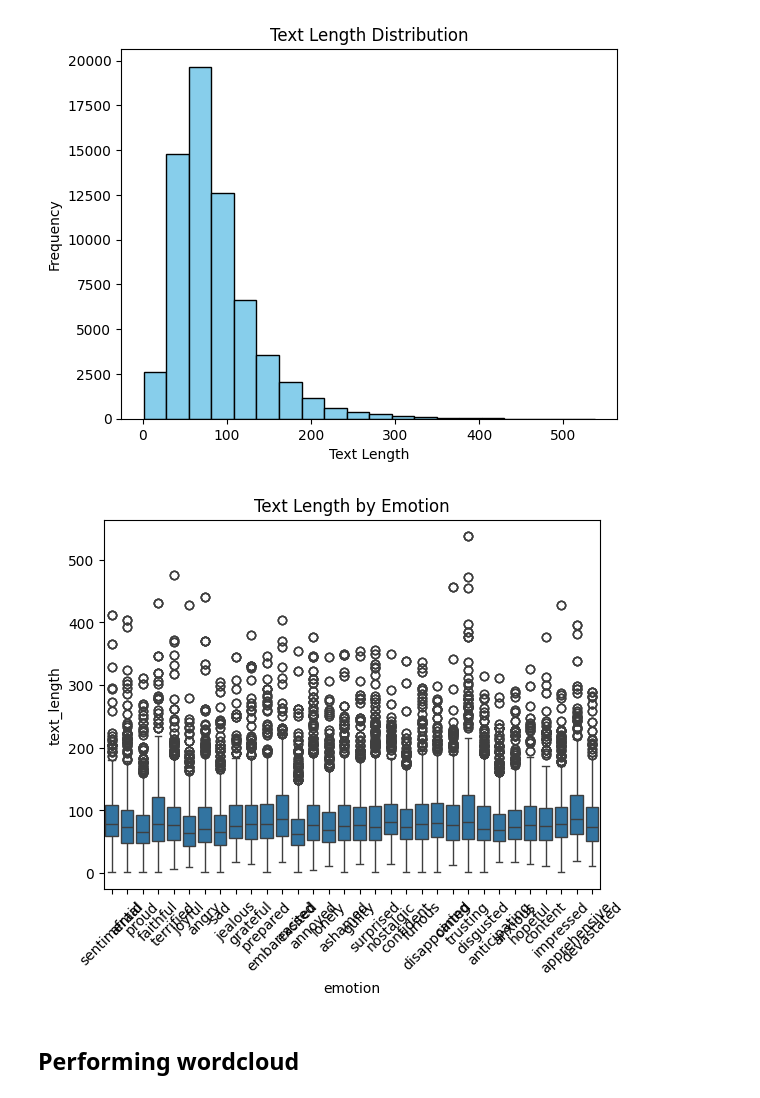
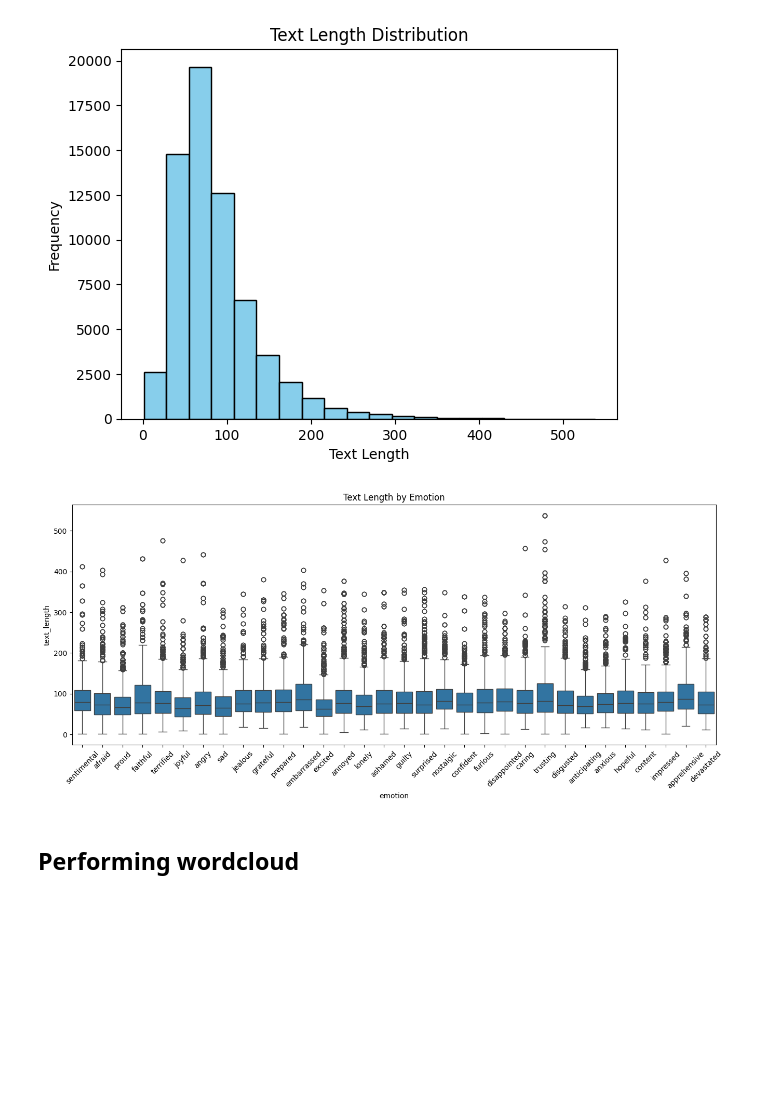
Before and after one commit to Dharun11/Empathitic_sentiment, a Jupyter notebook: Notebook/eda.ipynb, the cells around one changed output. Drawn from its saved outputs; the diff is of its cells as text; code cells hidden in the pictures; blank space fills up the shorter version.

```diff
--- a/Notebook/eda.ipynb
+++ b/Notebook/eda.ipynb
@@ -305,12 +314,13 @@ plt.show()
 # %% [output]
 [figure]
 # %%
+plt.figure(figsize=(16,6))
 sns.boxplot(x='emotion', y='text_length', data=df)
 plt.title('Text Length by Emotion')
 plt.xticks(rotation=45)
 plt.show()
 # %% [output]
-[figure, old version]
+[figure, new version]
 # %% [markdown]
 ## Performing wordcloud
 # %%
```
Also changed, not shown: parts of 11 cells of this notebook, 2 other files.
